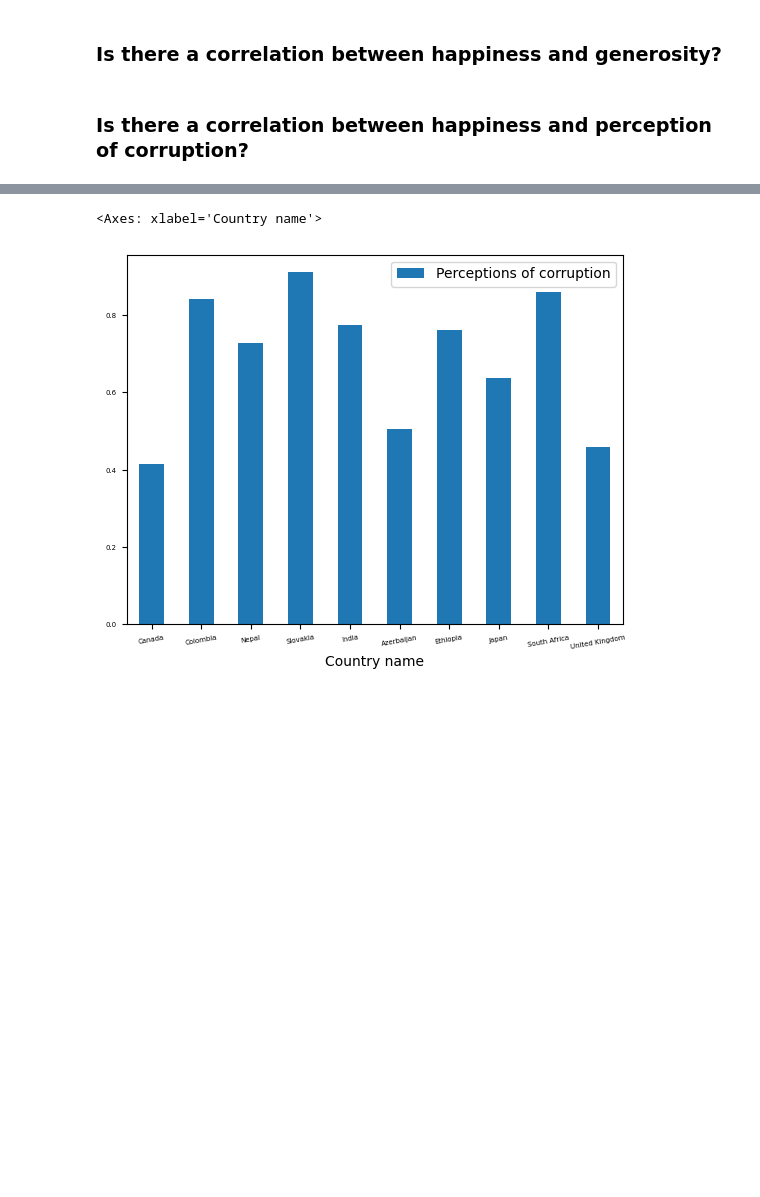
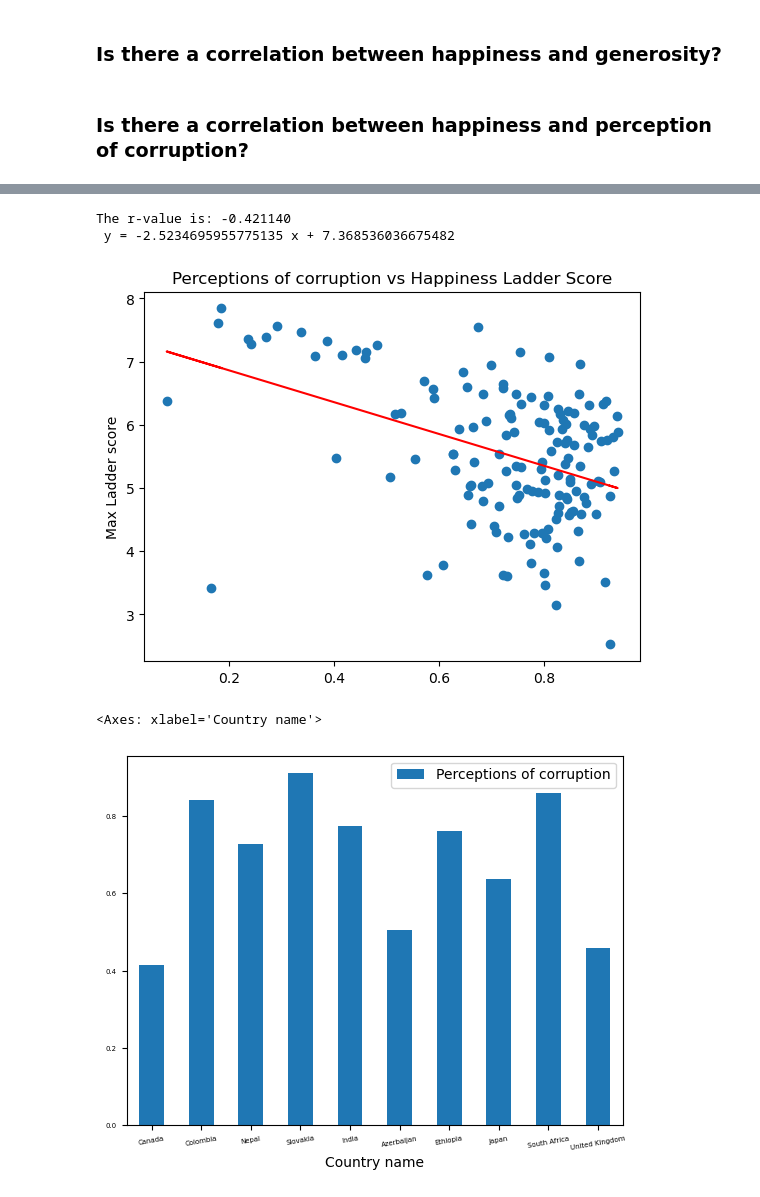
Before and after one commit to Leo-SLC/Project_1, a Jupyter notebook: HappinessResearch.ipynb, the cells around one changed output, grey strips where cells are left out. Saved outputs shown, nothing was run; the diff lists cells and outputs as text; code cells hidden in the pictures; blank space fills up the shorter version.

Commit message:
Linear regression one complete

```diff
--- a/HappinessResearch.ipynb
+++ b/HappinessResearch.ipynb
@@ -25,6 +25,23 @@ happiness_data_2021_path = "Resources/world-happiness-report-2021.csv"
 
 happiness_data = pd.read_csv(happiness_data_path)
 happiness_data_2021 = pd.read_csv(happiness_data_2021_path)
+# %%
+def plot_linear_regression(x_values, y_values, title, y_label, text_coordinates):
+
+    (slope, intercept, r_value, p_value, std_err) = linregress(x_values, y_values)
+
+    regression_vals = x_values * slope + intercept
+    regression_line= "y = " + str((slope,2)) + "x + " + str((intercept,2))
+
+    plt.scatter(x_values,y_values)
+    plt.plot(x_values,regression_vals,"r")
+
+    # Annotate the text for the line equation.
+    plt.annotate(regression_line, text_coordinates, fontsize=10, color="blue")
+    plt.title(title)
+
+    plt.ylabel(y_label)
+    plt.show()
 # %%
 happiness_df = pd.DataFrame(happiness_data)
 happiness_df.head()
@@ -147,3 +177,18 @@ The mean and meadian perceptions of corruption scores are 0.7274496644295303 and
+# %%
+x_values = corruption_clean_df["Perceptions of corruption"]
+y_values = corruption_clean_df["Ladder score"]
+
+res = (linregress(x_values, y_values))
+print(f"The r-value is: {res.rvalue:.6f}")
+print(f" y = {res.slope} x + {res.intercept}")
+plot_linear_regression(x_values,
+                       y_values,
+                       'Perceptions of corruption vs Happiness Ladder Score',
+                       'Max Ladder score',(15,50))
+# %% [output]
+The r-value is: -0.421140
+ y = -2.5234695955775135 x + 7.368536036675482
+[figure, added]
 # %%
 corruption_country_plot = corruption_clean_df.sort_values('Perceptions of corruption', ascending=False).sample(10)
 
```
Also changed, not shown: parts of 1 cell of this notebook, 1 other file.
